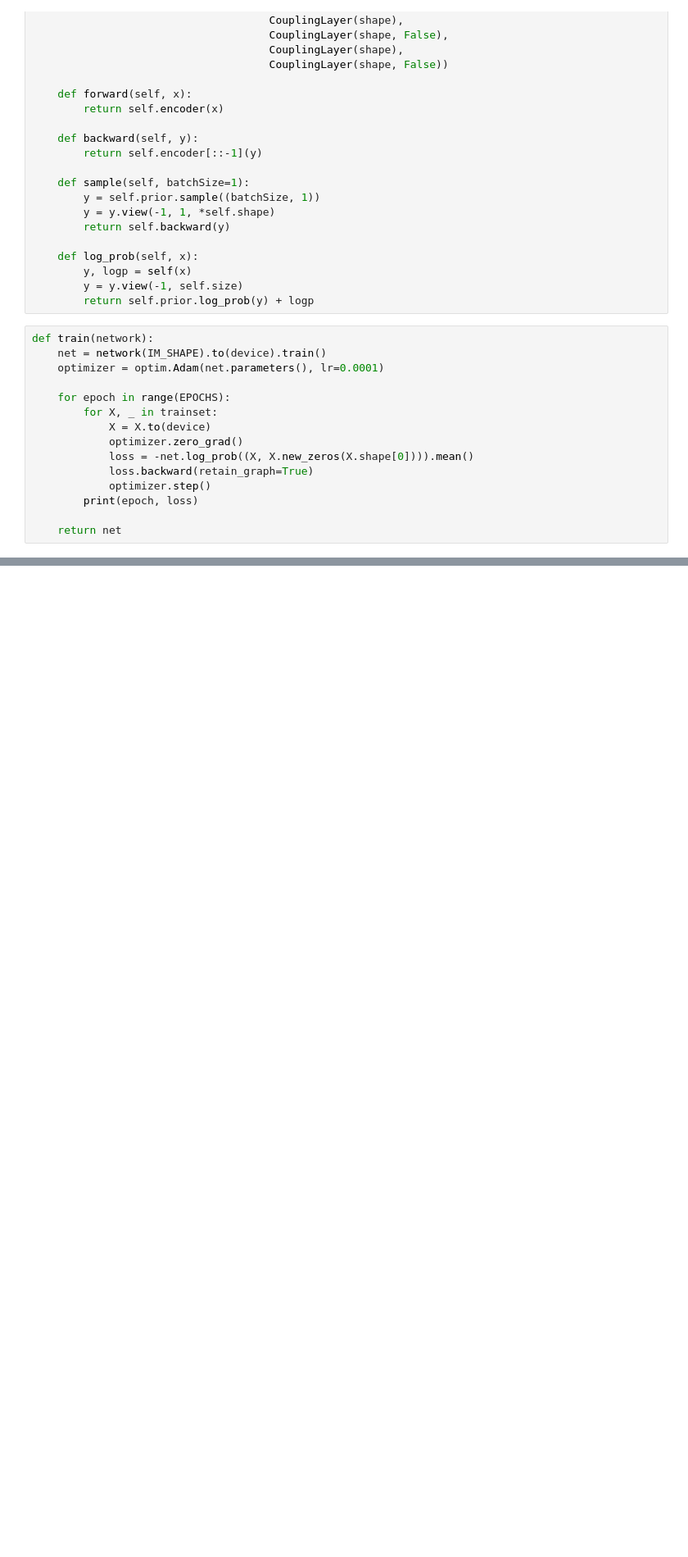
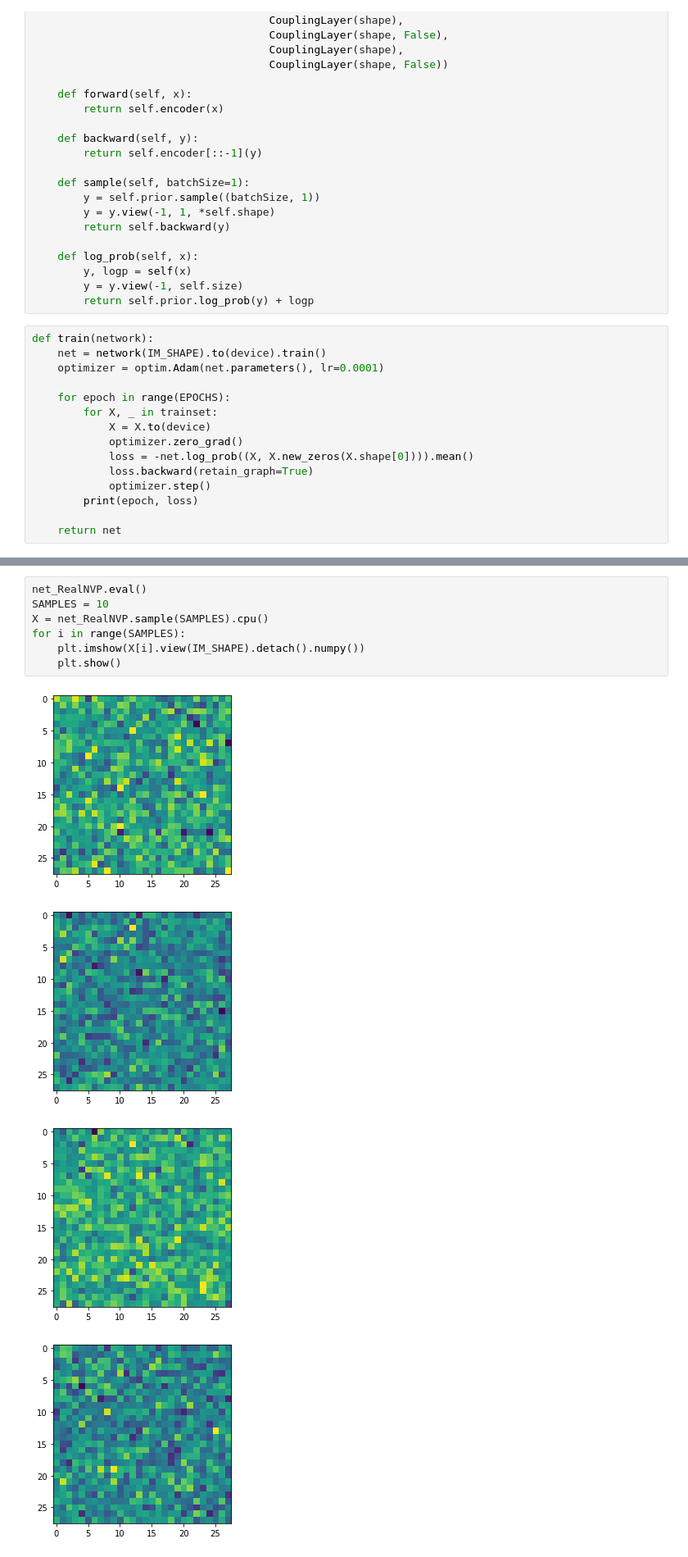
Before and after one commit to jjgsherwood/Bacholar_Thesis, a Jupyter notebook: real_nvp_MNIST.ipynb, the cells around one changed output, grey strips where cells are left out. Shown at 82% size. Drawn from its saved outputs; the diff is of its cells as text; blank space fills up the shorter version.

Commit message:
real nvp

```diff
--- a/real_nvp_MNIST.ipynb
+++ b/real_nvp_MNIST.ipynb
@@ -126,0 +127,12 @@ NameError: name 'plt' is not defined
+# %%
+net_RealNVP.eval()
+SAMPLES = 10
+X = net_RealNVP.sample(SAMPLES).cpu()
+for i in range(SAMPLES):
+    plt.imshow(X[i].view(IM_SHAPE).detach().numpy())
+    plt.show()
+# %% [output]
+[figure, added]
+[figure, added]
+[figure, added]
+[figure, added]
```
Also changed, not shown: parts of 5 cells of this notebook.
